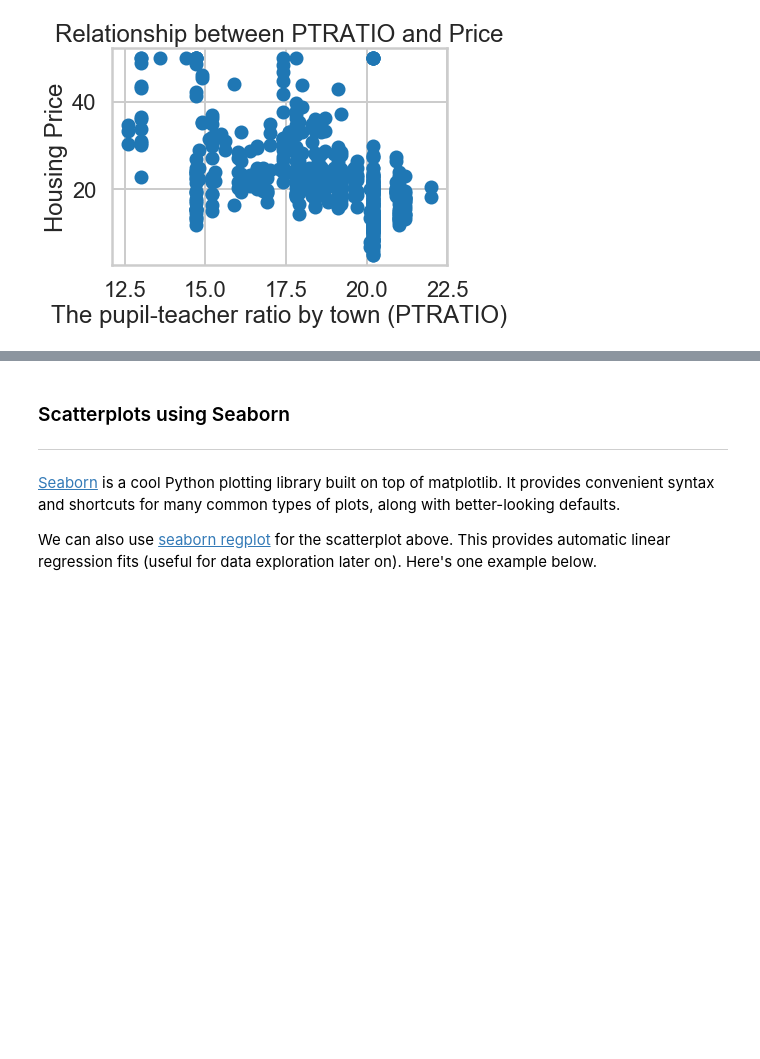
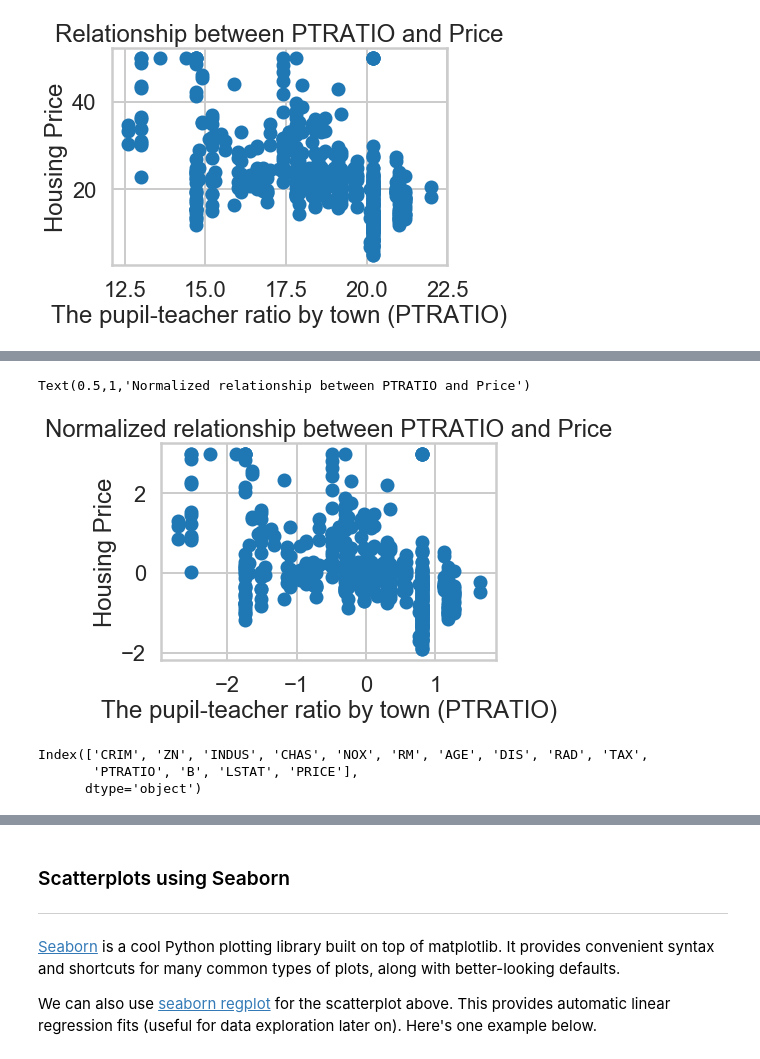
Before and after one commit to cleonard1261/springboard, a Jupyter notebook: linear_regression/Mini_Project_Linear_Regression.ipynb, the cells around one changed output, grey strips where cells are left out. Cells and saved outputs as stored; diff of their text form; code cells hidden in the pictures; blank space fills up the shorter version.

```diff
--- a/linear_regression/Mini_Project_Linear_Regression.ipynb
+++ b/linear_regression/Mini_Project_Linear_Regression.ipynb
@@ -317,0 +321,17 @@ Text(0.5,1,'Relationship between TAX and Price')
+# %%
+# your turn: scatter plot between *PTRATIO* and *PRICE*
+X = (bos.PTRATIO - np.mean(bos.PTRATIO)) / np.std(bos.PTRATIO)
+y = (bos.PRICE - np.mean(bos.PRICE)) / np.std(bos.PRICE)
+plt.scatter(X, y)
+plt.xlabel("The pupil-teacher ratio by town (PTRATIO)")
+plt.ylabel("Housing Price")
+plt.title("Normalized relationship between PTRATIO and Price")
+# %% [output]
+Text(0.5,1,'Normalized relationship between PTRATIO and Price')
+[figure, added]
+# %%
+bos.columns
+# %% [output]
+Index(['CRIM', 'ZN', 'INDUS', 'CHAS', 'NOX', 'RM', 'AGE', 'DIS', 'RAD', 'TAX',
+       'PTRATIO', 'B', 'LSTAT', 'PRICE'],
+      dtype='object')
```
Also changed, not shown: parts of 8 cells of this notebook.
